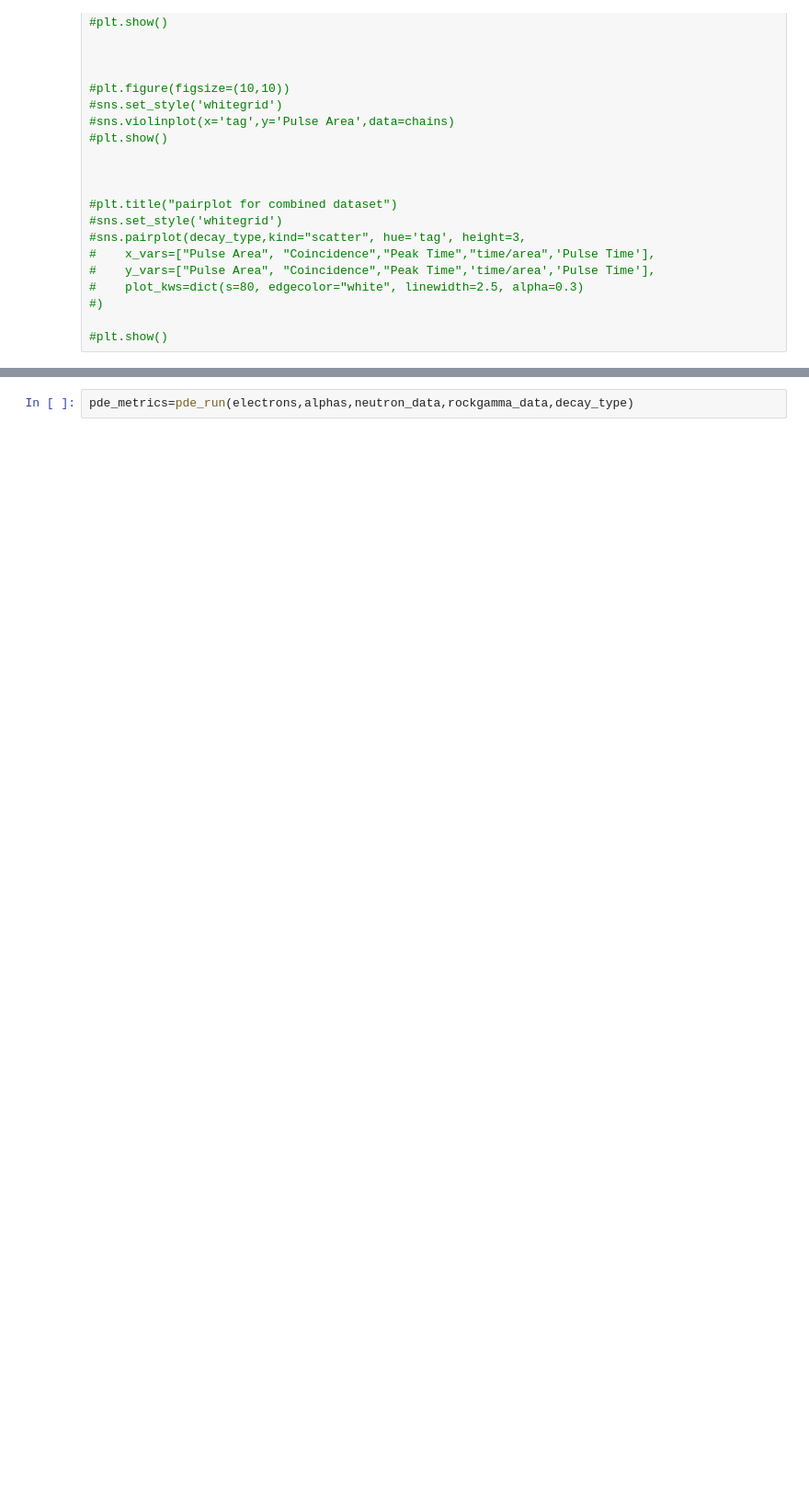
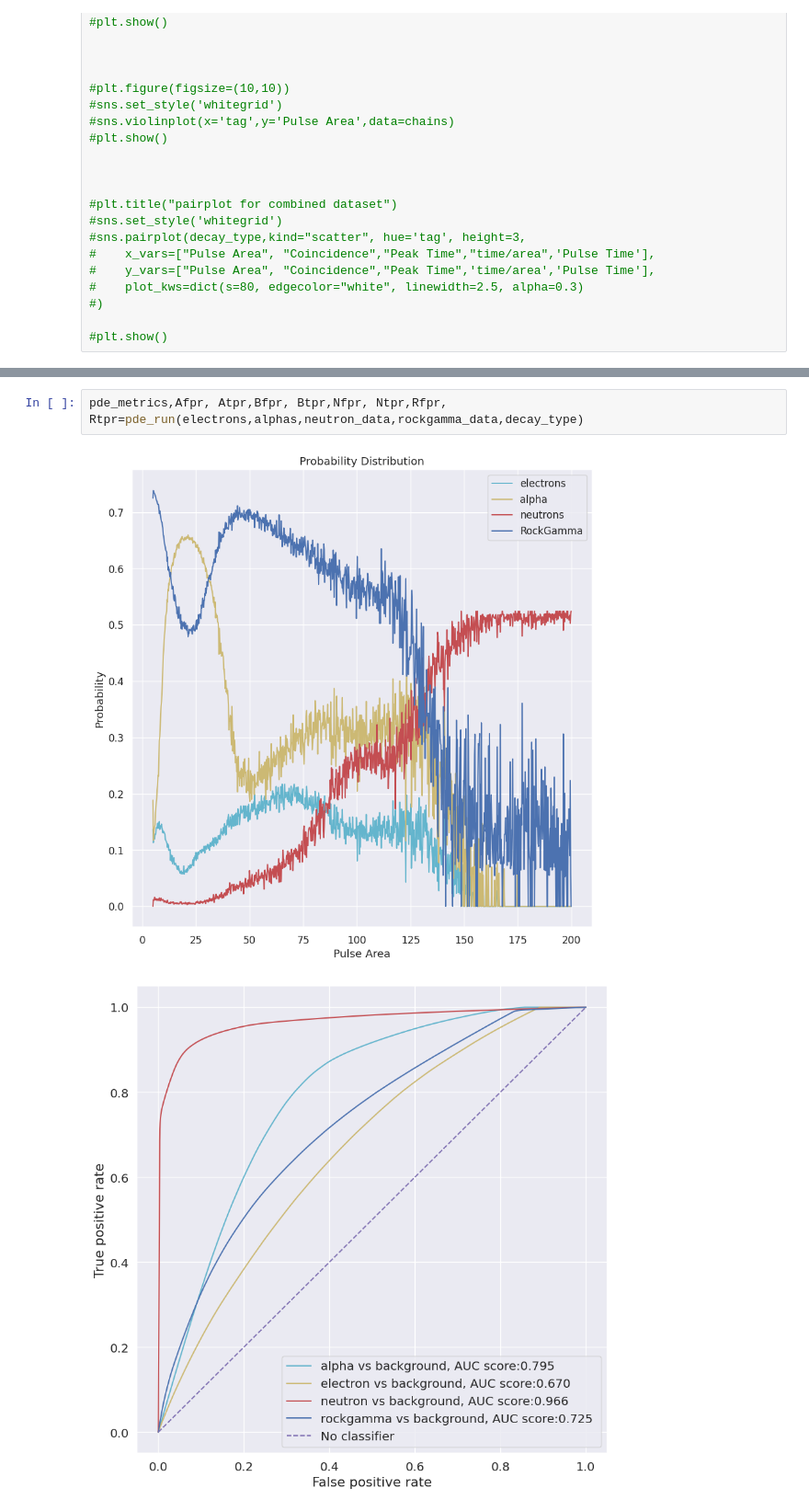
Before and after one commit to Thomas-Long1/LZ_analysis, a Jupyter notebook: LZ_data_analysis.ipynb, the cells around one changed output, grey strips where cells are left out. Shown at 92% size. Cells and saved outputs as stored; diff of their text form; blank space fills up the shorter version.

```diff
--- a/LZ_data_analysis.ipynb
+++ b/LZ_data_analysis.ipynb
@@ -823,2 +815,5 @@ cut_metrics,cut_df,info=auto_cut(electrons,alphas,neutron_data,rockgamma_data,de
 # %%
-pde_metrics=pde_run(electrons,alphas,neutron_data,rockgamma_data,decay_type)
+pde_metrics,Afpr, Atpr,Bfpr, Btpr,Nfpr, Ntpr,Rfpr, Rtpr=pde_run(electrons,alphas,neutron_data,rockgamma_data,decay_type)
+# %% [output]
+[figure, added]
+[figure, added]
```
Also changed, not shown: parts of 20 cells of this notebook.
